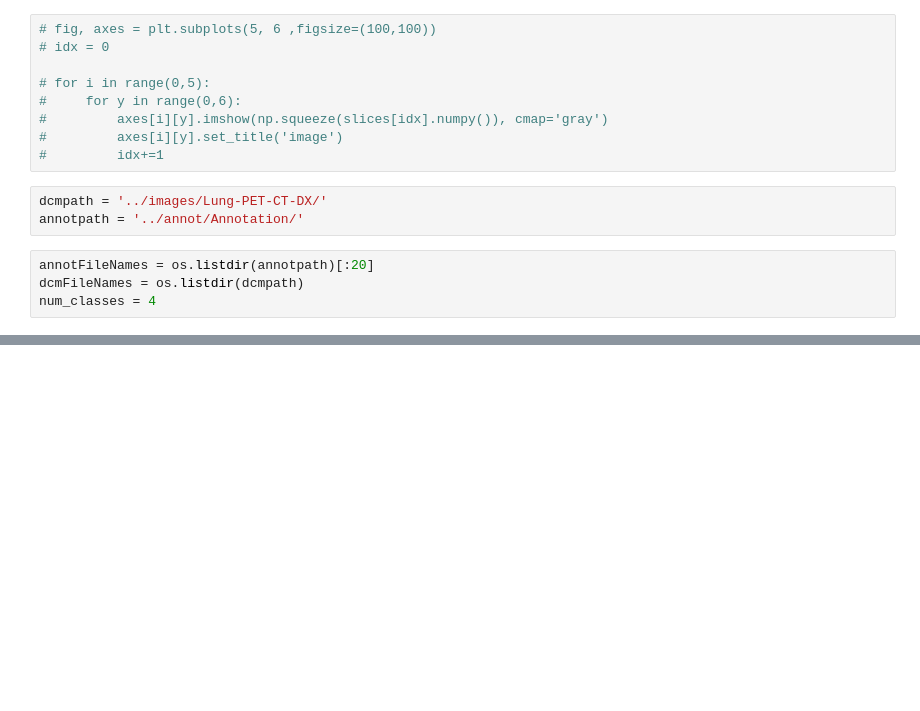
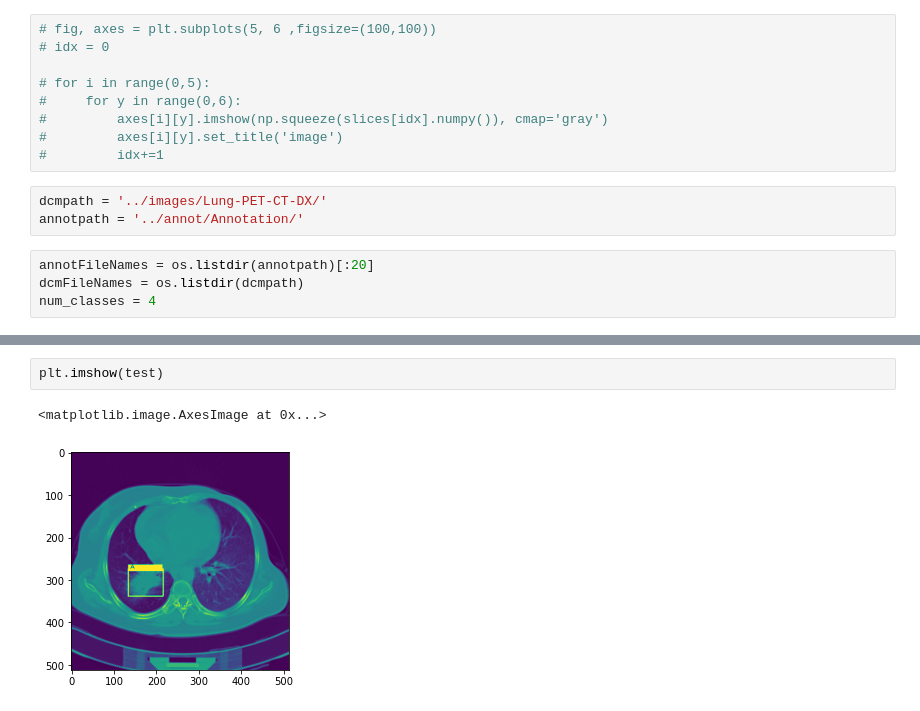
Before and after one commit to Daniel-Sun-99/Capstone, a Jupyter notebook: code/InitialViewing.ipynb, the cells around one changed output, grey strips where cells are left out. Saved outputs shown, nothing was run; the diff lists cells and outputs as text; blank space fills up the shorter version.

```diff
--- a/code/InitialViewing.ipynb
+++ b/code/InitialViewing.ipynb
@@ -124,0 +124,5 @@ error: OpenCV(4.6.0) D:\a\opencv-python\opencv-python\opencv\modules\highgui\src
+# %%
+plt.imshow(test)
+# %% [output]
+<matplotlib.image.AxesImage at 0x...>
+[figure, added]
```
Also changed, not shown: parts of 2 cells of this notebook, 17 other files.
